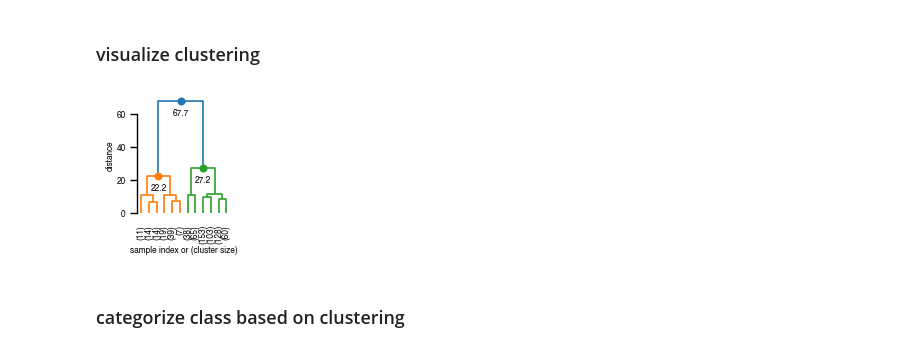
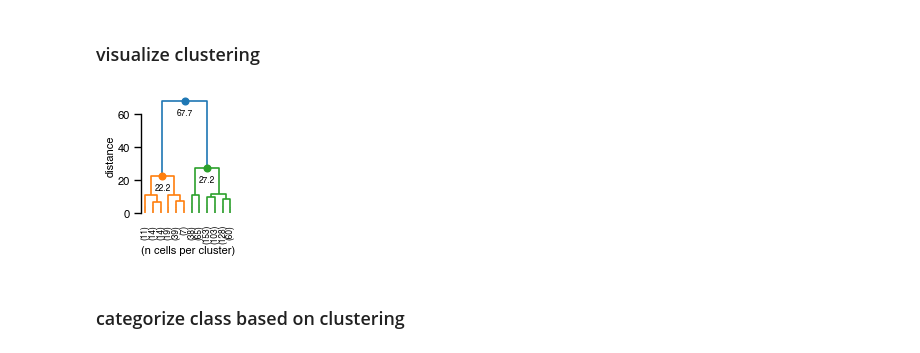
Before and after one commit to neurologic/efish_em, a Jupyter notebook: Notebooks_Jupyter/CellTyping.ipynb, the cells around one changed output. Cells and saved outputs as stored; diff of their text form; code cells hidden in the pictures.

```diff
--- a/Notebooks_Jupyter/CellTyping.ipynb
+++ b/Notebooks_Jupyter/CellTyping.ipynb
@@ -134,7 +140,8 @@ df_type.to_csv(dirpath / 'metadata/df_type.csv')
 # %% [markdown]
 ## from file
 # %%
-df_type= pd.read_csv(dirpath / 'metadata/df_type_auto_typed.csv')
+# df_type= pd.read_csv(dirpath / 'metadata/df_type_auto_typed.csv')
+df_type= pd.read_csv(dirpath.parent / 'data_processed_published/df_type_auto_typed.csv')
 # %%
 df_type.groupby('cell_type').count()
 # %% [output]
@@ -379,7 +395,7 @@ for c_ in ctype:
 # %% [markdown]
 # Synapse locations (axon termination)
 # %%
-df_syn = pd.read_csv(dirpath / 'graphs/df_postsyn.csv')
+df_syn = pd.read_csv(dirpath.parent / 'data_processed_published/df_postsyn.csv')
 syn = 'post-synaptic'
 
 len(df_syn)
@@ -446,7 +462,7 @@ https://colab.research.google.com/drive/1wZ2v1ZFZ6fdlo_hJ9Hy_6w_6wOSe1NDe?usp=sh
 # %% [markdown]
 # Cell structures from nodes
 # %%
-csv_dir = Path(settings_dict['save_dir']).parent / 'meta_analysis/morphology_cat'
+csv_dir = dirpath.parent / 'data_processed_published/morphology_cat'
 
 df_ax_list = []
 for f in ['df_nodes_ax_type1.csv','df_nodes_ax_type2.csv']:
@@ -583,7 +599,7 @@ df_morph.loc[df_morph['cell_type'].isin(['mg1','mg2']),'class'] = 'mg'
 # %% [markdown]
 ## merge out-of-volume metadata
 # %%
-df = pd.read_csv(dirpath / 'metadata/MG_partial-cat.csv')
+df = pd.read_csv(dirpath.parent / 'data_processed_published/MG_partial-cat.csv')
 df_morph = pd.merge(df_morph, df, on='id', how='left')
 # %%
 df_morph.head()
@@ -695,24 +711,25 @@ def fancy_dendrogram(*args, **kwargs):
 # %%
 max_d = 40
 plt.figure(figsize=(1.2,1.5))
 fancy_dendrogram(
     Z,
     truncate_mode='lastp',
     p=12,
     leaf_rotation=90.,
     leaf_font_size=6.,
     show_contracted=True,
     annotate_above=15,
     # max_d=max_d,
     # ax = ax# plot a horizontal cut-off line
 )
 ax=plt.gca()
 ax.set_ylim(0,70)
+ax.set_xlabel('(n cells per cluster)')
 
 sns.despine(bottom=True,trim=True)
 plt.savefig('/Users/kperks/Downloads/mg_sg_dendrogram.svg')
 # %% [output]
-[figure, old version]
+[figure, new version]
 # %% [markdown]
 ### categorize class based on clustering
 # %%
```
Also changed, not shown: parts of 68 cells of this notebook, 22 other files.
